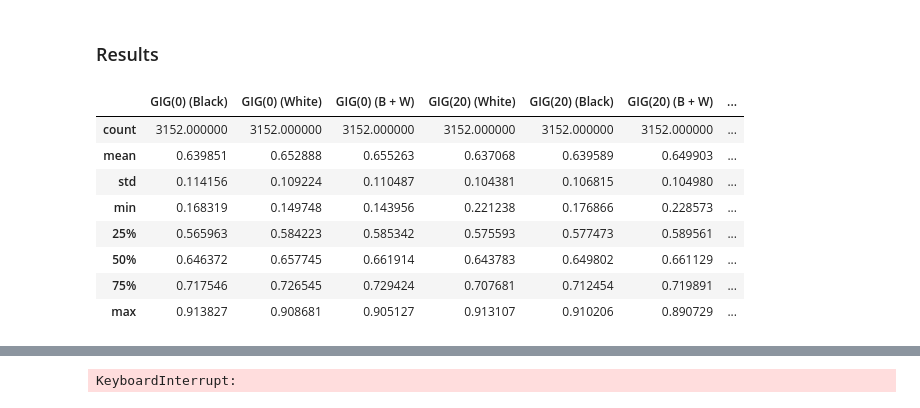
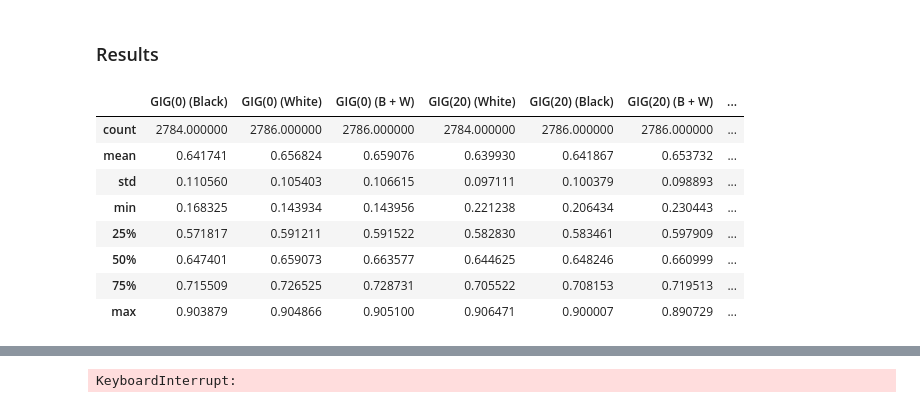
Before and after one commit to axelmy/DD2421, a Jupyter notebook: ImageNet-compute.ipynb, the cells around one changed output, grey strips where cells are left out. Saved outputs shown, nothing was run; the diff lists cells and outputs as text; code cells hidden in the pictures.

```diff
--- a/ImageNet-GIG-compute.ipynb
+++ b/ImageNet-compute.ipynb
@@ -466,15 +460,48 @@ ress_deletion = pd.DataFrame(ress_deletion, columns = [
+# %%
+ress_auc_df = pd.DataFrame(ress_auc, columns = [
+    'GIG(0) (Black)',
+    'GIG(0) (White)',
+    'GIG(0) (B + W)',
+    'GIG(20) (White)',
+    'GIG(20) (Black)',
+    'GIG(20) (B + W)',
+    'IG (Black)',
+    'IG (White)',
+    'IG (Black + White)',
+    'Gradient',
+    'Gradient x Image',
+    'Grad-CAM',
+    'RISE'
+])
+
+ress_insertion_df = pd.DataFrame(ress_insertion, columns = [
+    'GIG(0) (B + W)',
+    'GIG(20) (B + W)',
+    'IG (Black + White)',
+    'Grad-CAM',
+    'RISE'
+])
+
+ress_deletion_df = pd.DataFrame(ress_deletion, columns = [
+    'GIG(0) (B + W)',
+    'GIG(20) (B + W)',
+    'IG (Black + White)',
+    'Grad-CAM',
+    'RISE'
+])
 # %% [markdown]
 ### Results
 # %%
-ress.describe()
+ress_auc_df.to_csv('results_auc.csv')
+ress_auc_df.describe()
 # %% [output]
 |  | GIG(0) (Black) | GIG(0) (White) | GIG(0) (B + W) | GIG(20) (White) | GIG(20) (Black) | GIG(20) (B + W) | ... |
-| count | 3152.000000 | 3152.000000 | 3152.000000 | 3152.000000 | 3152.000000 | 3152.000000 | ... |
-| mean | 0.639851 | 0.652888 | 0.655263 | 0.637068 | 0.639589 | 0.649903 | ... |
-| std | 0.114156 | 0.109224 | 0.110487 | 0.104381 | 0.106815 | 0.104980 | ... |
-| min | 0.168319 | 0.149748 | 0.143956 | 0.221238 | 0.176866 | 0.228573 | ... |
-| 25% | 0.565963 | 0.584223 | 0.585342 | 0.575593 | 0.577473 | 0.589561 | ... |
-| 50% | 0.646372 | 0.657745 | 0.661914 | 0.643783 | 0.649802 | 0.661129 | ... |
-| 75% | 0.717546 | 0.726545 | 0.729424 | 0.707681 | 0.712454 | 0.719891 | ... |
-| max | 0.913827 | 0.908681 | 0.905127 | 0.913107 | 0.910206 | 0.890729 | ... |
+| count | 2784.000000 | 2786.000000 | 2786.000000 | 2784.000000 | 2786.000000 | 2786.000000 | ... |
+| mean | 0.641741 | 0.656824 | 0.659076 | 0.639930 | 0.641867 | 0.653732 | ... |
+| std | 0.110560 | 0.105403 | 0.106615 | 0.097111 | 0.100379 | 0.098893 | ... |
+| min | 0.168325 | 0.143934 | 0.143956 | 0.221238 | 0.206434 | 0.230443 | ... |
+| 25% | 0.571817 | 0.591211 | 0.591522 | 0.582830 | 0.583461 | 0.597909 | ... |
+| 50% | 0.647401 | 0.659073 | 0.663577 | 0.644625 | 0.648246 | 0.660999 | ... |
+| 75% | 0.715509 | 0.726525 | 0.728731 | 0.705522 | 0.708153 | 0.719513 | ... |
+| max | 0.903879 | 0.904866 | 0.905100 | 0.906471 | 0.900007 | 0.890729 | ... |
 # %%
```
Also changed, not shown: parts of 14 cells of this notebook, 5 other files.
